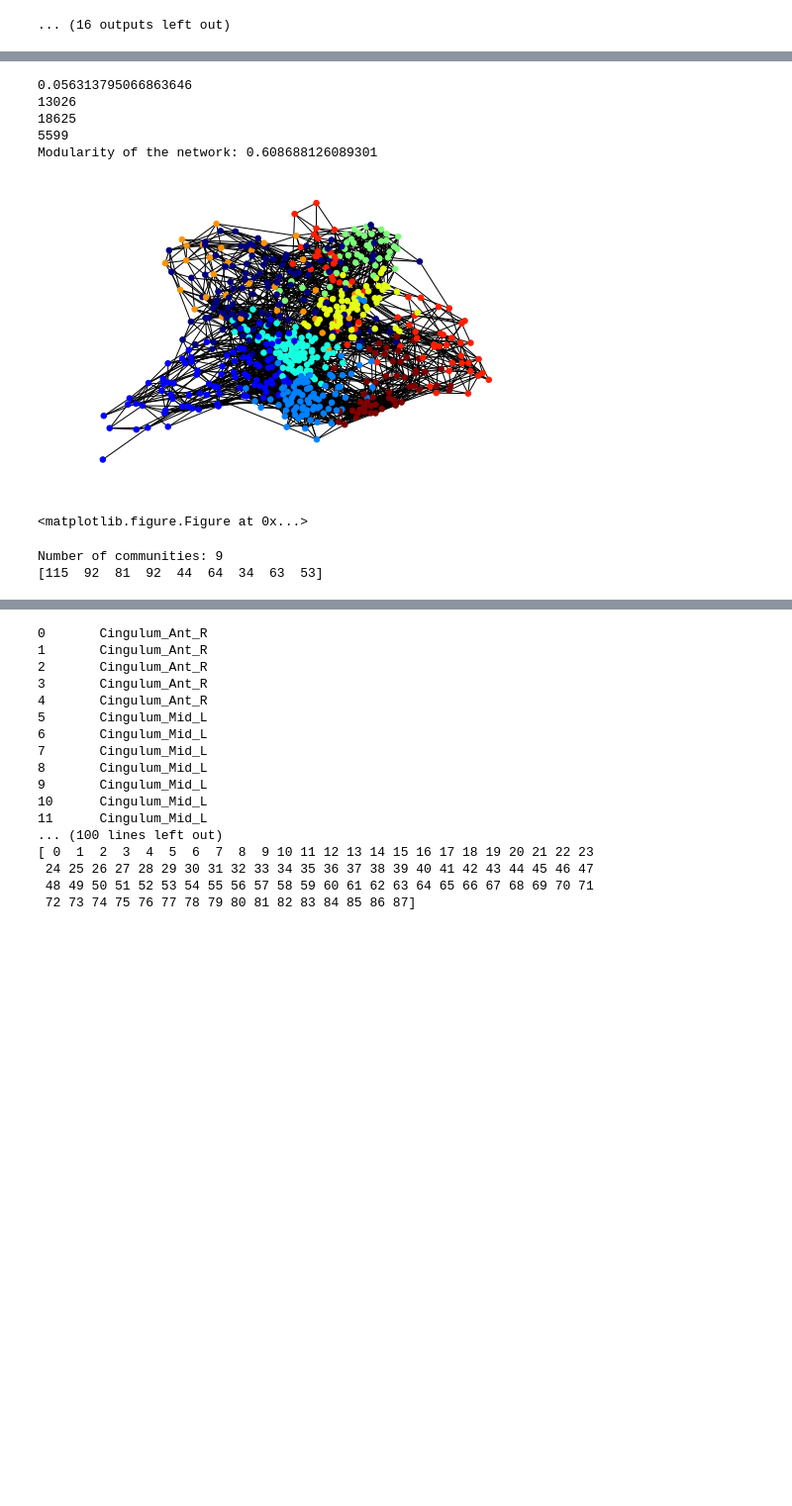
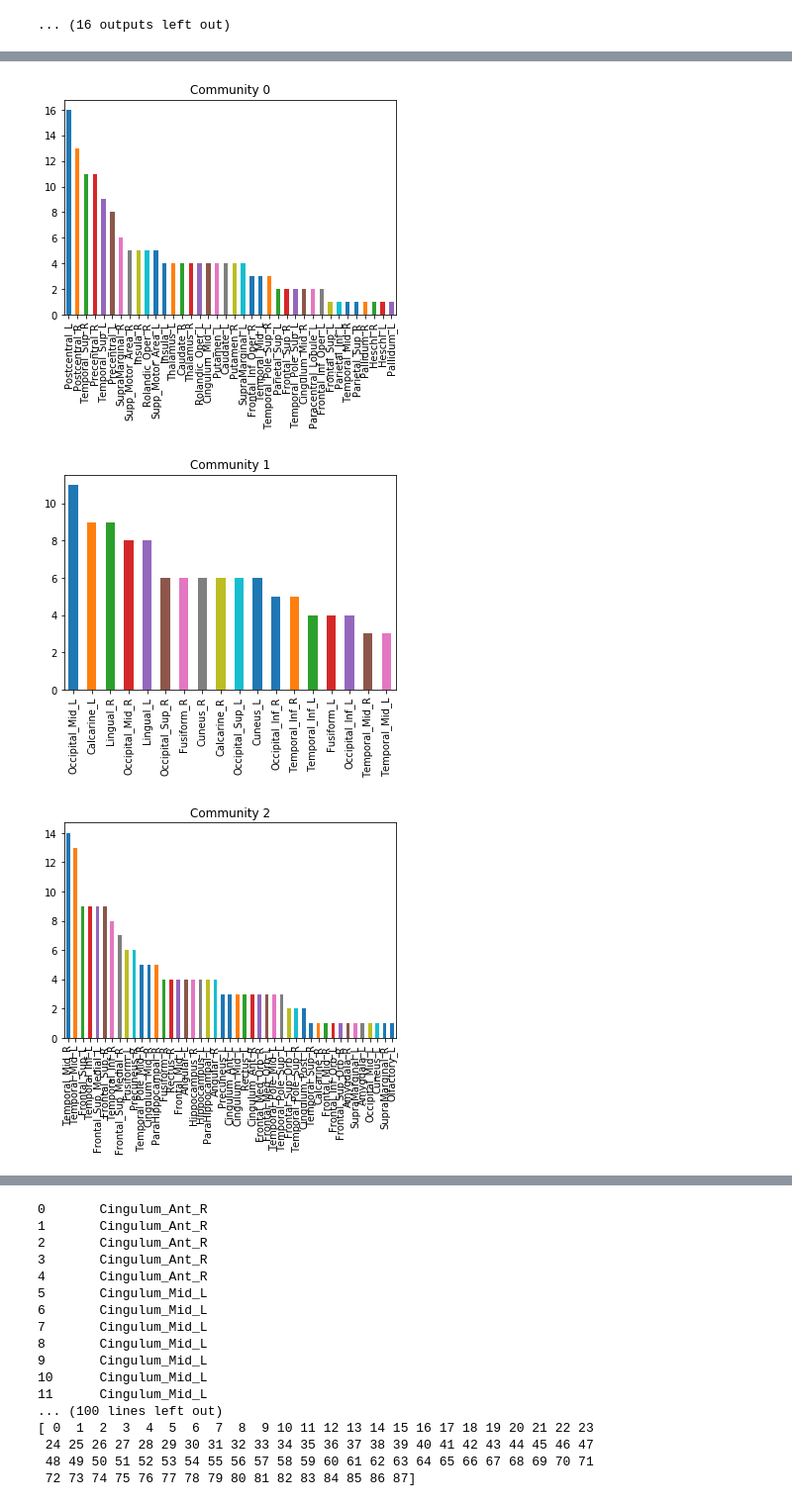
Before and after one commit to andreiarog/RC_project2, a Jupyter notebook: project_2_redes_complexas_brain.ipynb, the cells around one changed output, grey strips where cells are left out. Shown at 99% size. Cells and saved outputs as stored; diff of their text form; code cells hidden in the pictures; blank space fills up the shorter version.

```diff
--- a/project_2_redes_complexas_brain.ipynb
+++ b/project_2_redes_complexas_brain.ipynb
@@ -334,48 +389,6 @@ Modularity of such partition for the graph is 0.427
-# %%
-#Test communities obtained by Louvain method considering only edges with
-
-#to define threshold for weight
-def averageWeight(G):
-    sum_weight = 0
-    for u, v, w in G.edges(data = 'weight'):
-        sum_weight += w
-    E = G.number_of_edges()
-    av_weight = sum_weight/E
-    return av_weight
-
-def processGraph(G, av_weight):
-    threshold = av_weight
-    print(threshold)
-    list = []
-    for u, v, w in G.edges(data = 'weight'):
-        if (w < threshold):
-           list.append((u,v))
-    print(len(list))
-    print(G.number_of_edges())
-    G.remove_edges_from(list)
-    print(G.number_of_edges())
-
-    return G
-
-av_weight = averageWeight(G)
-#processedG = processGraph(G,av_weight)
-#partitions_louvain, comm_louvain= communities(processedG)
-#partitions_louvain, comm_louvain= communities(G)
-
-#arising of giant component -> quando é que quebra -> distribuiçao de componentes -> indica threshold, um pouco abaixo do breaking point
-#rede com igual distribuiçao mas links aleatorios -> aplicar e ver modularidade (gerar null model)
-#rede igual excepto nos padroes de conectividade rewiring model networkx
-#comparação com este null model!
-# distribuiçao de degree pode ser forte para APL ser igual -> sempre small world
-#-> se der igual modularidade efeito da degree distribution e nao da densidade do grafo
-#modularidade baixa devido a densidade do grafo (menos sparse do que normal para small world ) se modularidade do null model for mais baixa que a nossa
-# %% [output]
-0.056313795066863646
-13026
-18625
-5599
-Modularity of the network: 0.608688126089301
-[figure, removed]
-<matplotlib.figure.Figure at 0x...>
-Number of communities: 9
-[115  92  81  92  44  64  34  63  53]
+# %%
+comun_dist(comm_newman)
+# %% [output]
+[figure, added]
+[figure, added]
+[figure, added]
```
Also changed, not shown: parts of 13 cells of this notebook.
